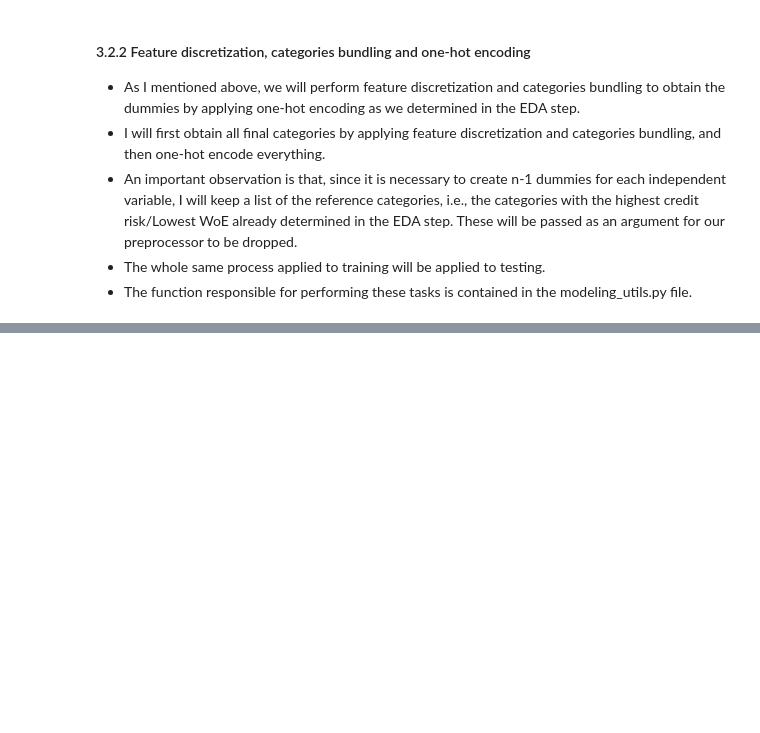
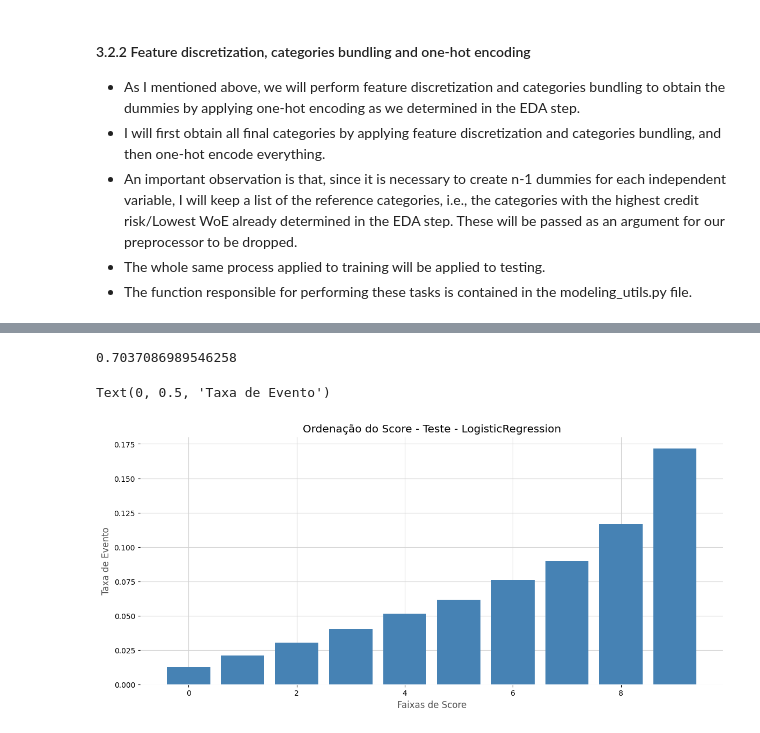
Before and after one commit to allmeidaapedro/Lending-Club-Credit-Scoring, a Jupyter notebook: notebooks/3_pd_modeling.ipynb, the cells around one changed output, grey strips where cells are left out. Cells and saved outputs as stored; diff of their text form; code cells hidden in the pictures; blank space fills up the shorter version.

```diff
--- a/notebooks/3_pd_modeling.ipynb
+++ b/notebooks/3_pd_modeling.ipynb
@@ -380,0 +683,2 @@ CategoricalDtype(categories=['OTHER_NONE_RENT_ANY', 'MORTGAGE', 'OWN'], ordered=
+# %%
+test, _ = discretize_continuous_variables(test, discretization_category_mapping, 'default', debug=False)
@@ -380,0 +749,4 @@ CategoricalDtype(categories=['OTHER_NONE_RENT_ANY', 'MORTGAGE', 'OWN'], ordered=
+# %%
+X_test = test.drop(columns=['default'])
+y_test = test['default'].copy()
+X_test.shape, y_test.shape
@@ -380,0 +755,3 @@ CategoricalDtype(categories=['OTHER_NONE_RENT_ANY', 'MORTGAGE', 'OWN'], ordered=
+# %%
+X_test_ohe = ohe.transform(X_test)
+X_test_ohe.shape
@@ -380,0 +777,9 @@ CategoricalDtype(categories=['OTHER_NONE_RENT_ANY', 'MORTGAGE', 'OWN'], ordered=
+# %%
+from sklearn.linear_model import LogisticRegression
+from sklearn.metrics import classification_report, roc_auc_score
+log_reg = LogisticRegression(class_weight='balanced')
+log_reg.fit(X_train_ohe, y_train)
+p = log_reg.predict(X_test_ohe)
+probas = log_reg.predict_proba(X_test_ohe)[:, 1]
+probas_bad = log_reg.predict_proba(X_test_ohe)[:, 0]
+auc = roc_auc_score(y_test, probas)
@@ -380,0 +797,39 @@ CategoricalDtype(categories=['OTHER_NONE_RENT_ANY', 'MORTGAGE', 'OWN'], ordered=
+# %%
+print(auc)
+# %% [output]
+0.7037086989546258
+# %%
+fig, ax = plt.subplots(figsize=(14, 6))
+
+# Previsão das probabilidades no conjunto de treino
+probabilidades = probas_bad
+
+# Adiciona um pequeno ruído às probabilidades
+noise = np.random.uniform(0, 0.0001, size=probabilidades.shape)
+probabilidades += noise
+
+# Arredonda com 10 casas decimais para não ter problema de duplicatas de limites de bins
+#probabilidades = round(probabilidades,10)
+
+# Cria um DataFrame com as probabilidades e as respostas reais
+df = pd.DataFrame({'Probabilidades': probabilidades, 'Resposta Real - Default': y_test})
+
+# Classifica o DataFrame com base nas probabilidades
+df = df.sort_values(by='Probabilidades', ascending=False)
+
+# Calcula os deciles
+df['Deciles'] = pd.qcut(df['Probabilidades'], q=10, labels=False, duplicates='drop')
+
+# Calcula a taxa de evento em cada decile
+# Pega a média dos scores que foram agrupados em cada faixa
+decile_analysis = df.groupby('Deciles')['Resposta Real - Default'].mean().reset_index()
+decile_analysis['Reposta Real - Default'] = 1 - decile_analysis['Resposta Real - Default']
+
+# Plota o gráfico de barras com os deciles e a taxa de evento
+ax.bar(decile_analysis['Deciles'], decile_analysis['Reposta Real - Default'], color='steelblue')
+ax.set_title('Ordenação do Score - Teste - ' + 'LogisticRegression')
+ax.set_xlabel('Faixas de Score')
+ax.set_ylabel('Taxa de Evento')
+# %% [output]
+Text(0, 0.5, 'Taxa de Evento')
+[figure, added]
```
Also changed, not shown: parts of 44 cells of this notebook.
